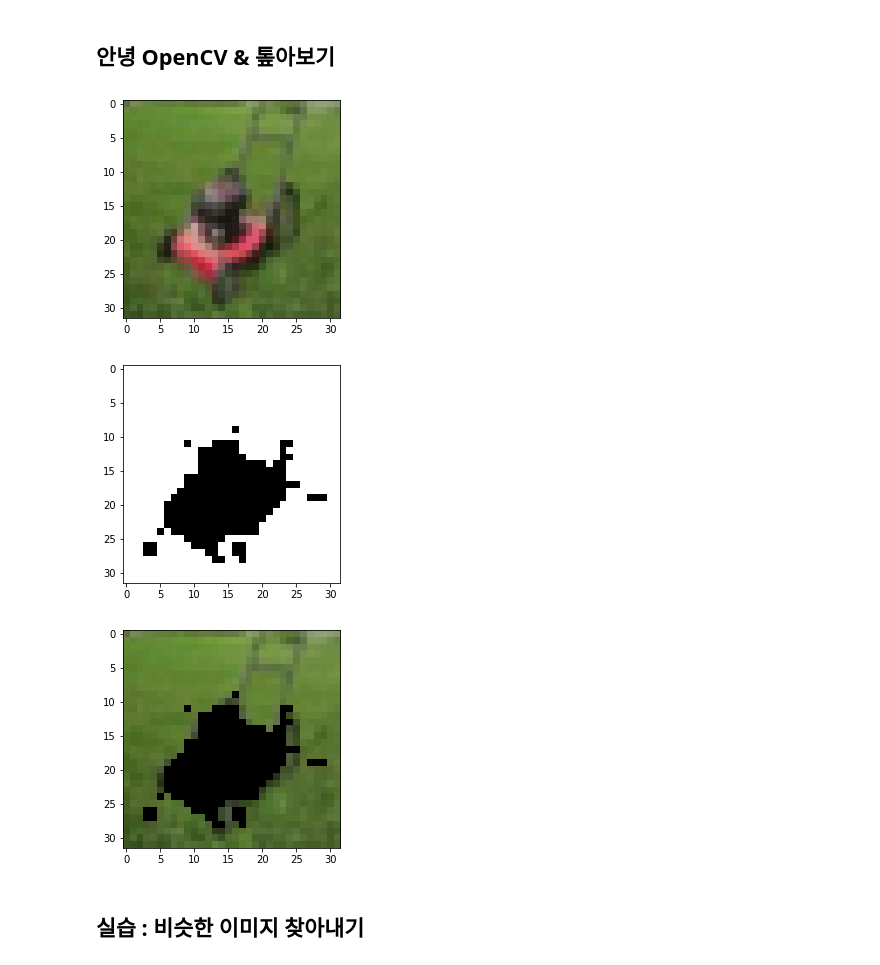
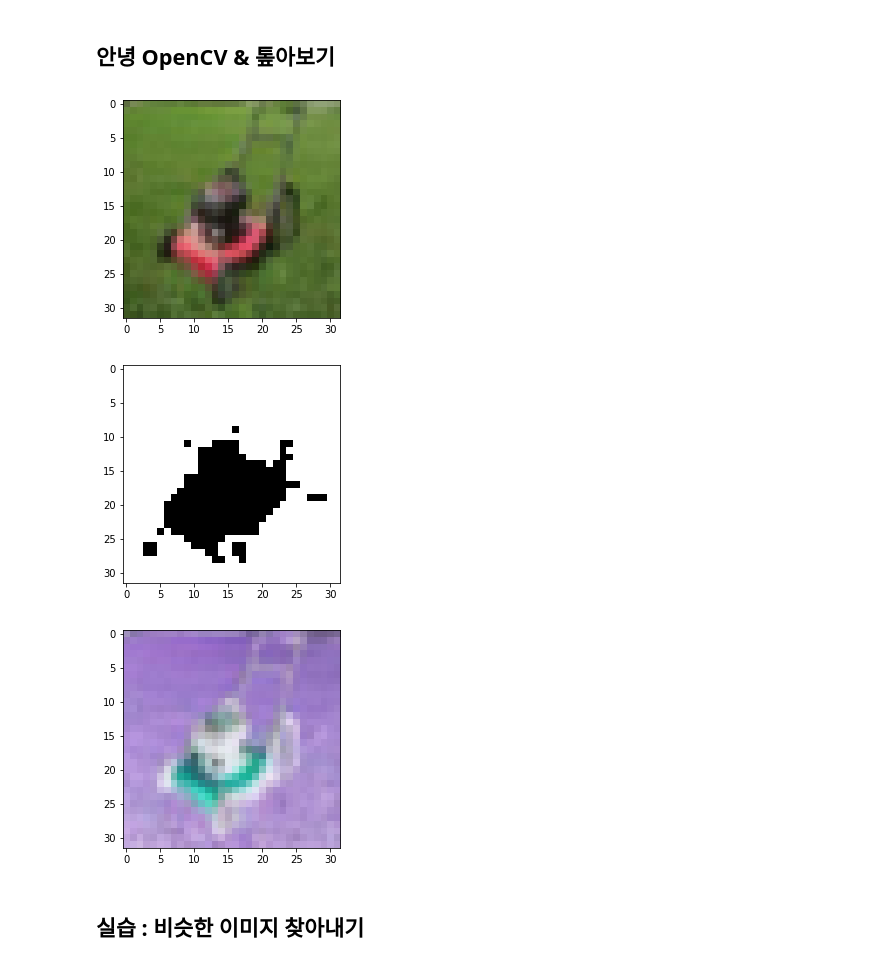
Before and after one commit to LBR56/aiffel, a Jupyter notebook: Lms/Fundamentals/13_img_data_handling/README.ipynb, the cells around one changed output. Cells and saved outputs as stored; diff of their text form; code cells hidden in the pictures.

```diff
--- a/Lms/Fundamentals/13_img_data_handling/README.ipynb
+++ b/Lms/Fundamentals/13_img_data_handling/README.ipynb
@@ -148,36 +148,38 @@ from  matplotlib import pyplot as plt
 import cv2 as cv
 import numpy as np
 
 # 이미지 가져오기
 # img = cv.imread(img_path)
 img = np.array(image)
 
 # 현재 RGB값을 HSV값으로 변경
 hsv = cv.cvtColor(img, cv.COLOR_RGB2HSV)
 
 # 연두색 범위를 지정
 lower_green = np.array([40,50,50])
 upper_green = np.array([110,255,255])
 
 # 연두색 최소 ~ 최대 범위에 해당하는 색만 마스크함
 mask = cv.inRange(hsv, lower_green, upper_green)
 
 # 동일한 이미지 두개를 넣고 mask를 씌어줌
-res = cv.bitwise_and(img, img, mask=mask)
+#res = cv.bitwise_and(img, img, mask=mask)
 
-# 결과 출력
+res = cv.bitwise_not(img, mask)
+plt.show(cv.cvtColor(Math))
+# 결과 출력bitwise_not
 plt.imshow(img)
 plt.show()
 
 # 기본적으로 BGR임으로 RGB로 변경해야 함
 plt.imshow(cv.cvtColor(mask, cv.COLOR_BGR2RGB))
 plt.show()
 plt.imshow(res)
 plt.show()
 # %% [output]
 [figure]
 [figure]
-[figure, old version]
+[figure, new version]
 # %% [markdown]
 ## 실습 : 비슷한 이미지 찾아내기
 # %%
```
Also changed, not shown: parts of 7 cells of this notebook, 8 other files.
